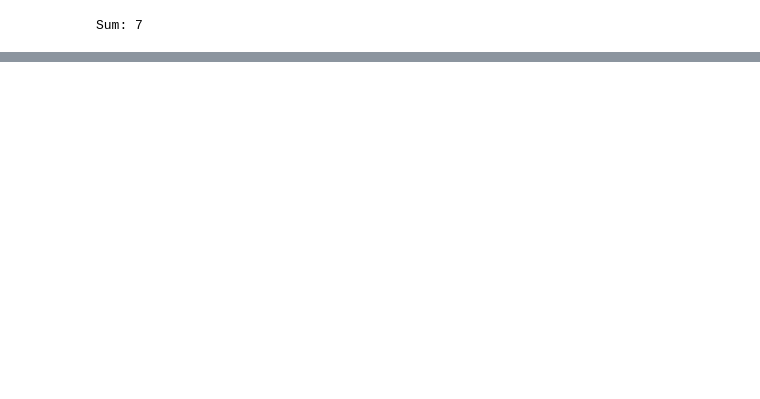
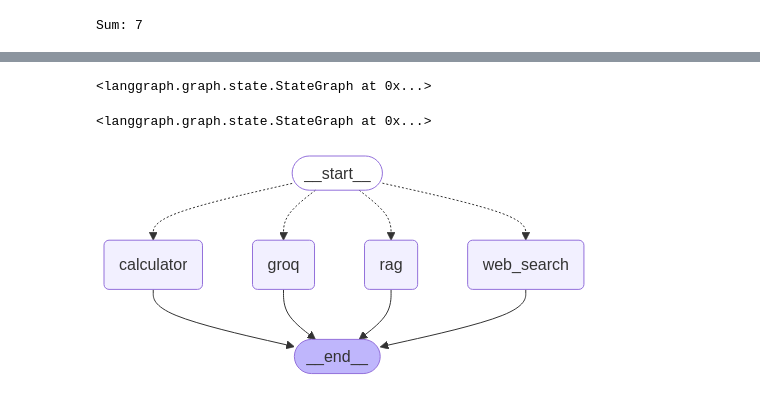
Before and after one commit to tulsyanshubham/share, a Jupyter notebook: lang/one/app.ipynb, the cells around one changed output, grey strips where cells are left out. Cells and saved outputs as stored; diff of their text form; code cells hidden in the pictures; blank space fills up the shorter version.

```diff
--- a/lang/one/app.ipynb
+++ b/lang/one/app.ipynb
@@ -237,0 +263,38 @@ tools = [
+# %%
+def route_query(state):
+    query = state["input"].lower()
+    if any(x in query for x in ["calculate", "+", "-", "*", "/"]):
+        return "calculator"
+    elif any(x in query for x in ["Time Series", "Machine Learning", "Feature Extraction"]):
+        return "rag"
+    elif any(x in query for x in ["search", "web", "information"]):
+        return "web_search"
+    else:
+        return "groq"
+# %%
+graph.add_node("calculator", lambda state: {"output": calculator_tool.run(state["input"])})
+graph.add_node("web_search", lambda state: {"output": duck_search_tool.run(state["input"])})
+graph.add_node("rag", lambda state: {"output": rag_tool.run(state["input"])})
+graph.add_node("groq", lambda state: {"output": llm_tool.run(state["input"])})
+# %% [output]
+<langgraph.graph.state.StateGraph at 0x...>
+# %%
+graph.add_conditional_edges(
+    START,
+    route_query,
+    {
+        "calculator": "calculator",
+        "web_search": "web_search",
+        "rag": "rag",
+        "groq": "groq"
+    }
+)
+
+graph.add_edge("calculator", END)
+graph.add_edge("web_search", END)
+graph.add_edge("rag", END)
+graph.add_edge("groq", END)
+# %% [output]
+<langgraph.graph.state.StateGraph at 0x...>
+# %%
+final_graph=graph.compile()
@@ -237,0 +303,10 @@ tools = [
+# %%
+from IPython.display import display
+
+try:
+    graph_image = final_graph.get_graph().draw_mermaid_png()
+    display(Image(graph_image))
+except Exception as e:
+    print("Error:", e)
+# %% [output]
+[figure, added]
```
Also changed, not shown: parts of 23 cells of this notebook, 1 other file.
